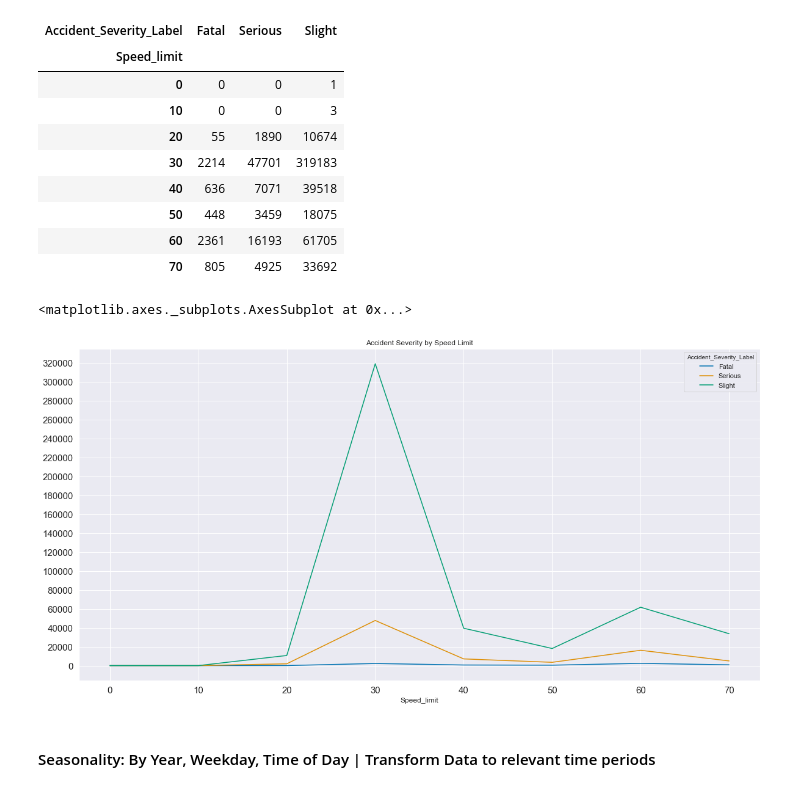
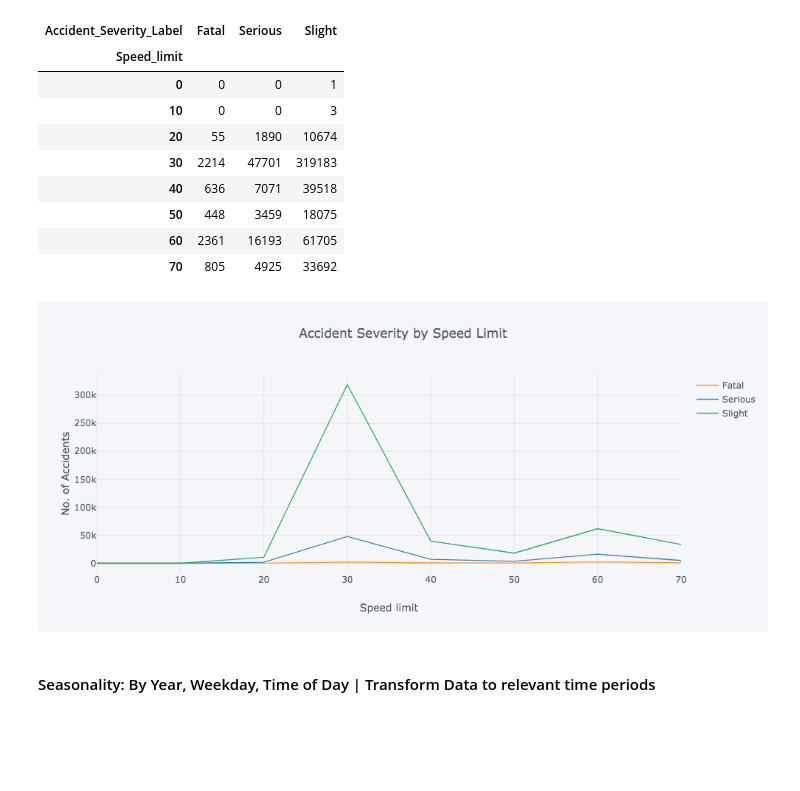
Before and after one commit to Danjah/ukdata, a Jupyter notebook: ukdata_df_prep.ipynb, the cells around one changed output. Drawn from its saved outputs; the diff is of its cells as text; code cells hidden in the pictures; blank space fills up the shorter version.

```diff
--- a/ukdata_df_prep.ipynb
+++ b/ukdata_df_prep.ipynb
@@ -106,14 +108,10 @@ speed_gp.style.highlight_max(color='red')
 | 50 | 448 | 3459 | 18075 |
 | 60 | 2361 | 16193 | 61705 |
 | 70 | 805 | 4925 | 33692 |
-# %%
-#Plot Grouped Data Speed by ASL
-speed_gp.plot(kind='line', title='Accident Severity by Speed Limit',
-              figsize=(20,10), fontsize=15, sort_columns=True,
-              yticks=range(0,330000,20000))
-# %% [output]
-<matplotlib.axes._subplots.AxesSubplot at 0x...>
-[figure, removed]
+# %%
+speed_gp.iplot(kind='line', title='Accident Severity by Speed Limit',xTitle='Speed limit', yTitle='No. of Accidents')
+# %% [output]
+[figure, added]
 # %% [markdown]
 #### Seasonality: By Year, Weekday, Time of Day | Transform Data to relevant time periods
 # %%
```
Also changed, not shown: parts of 21 cells of this notebook.
